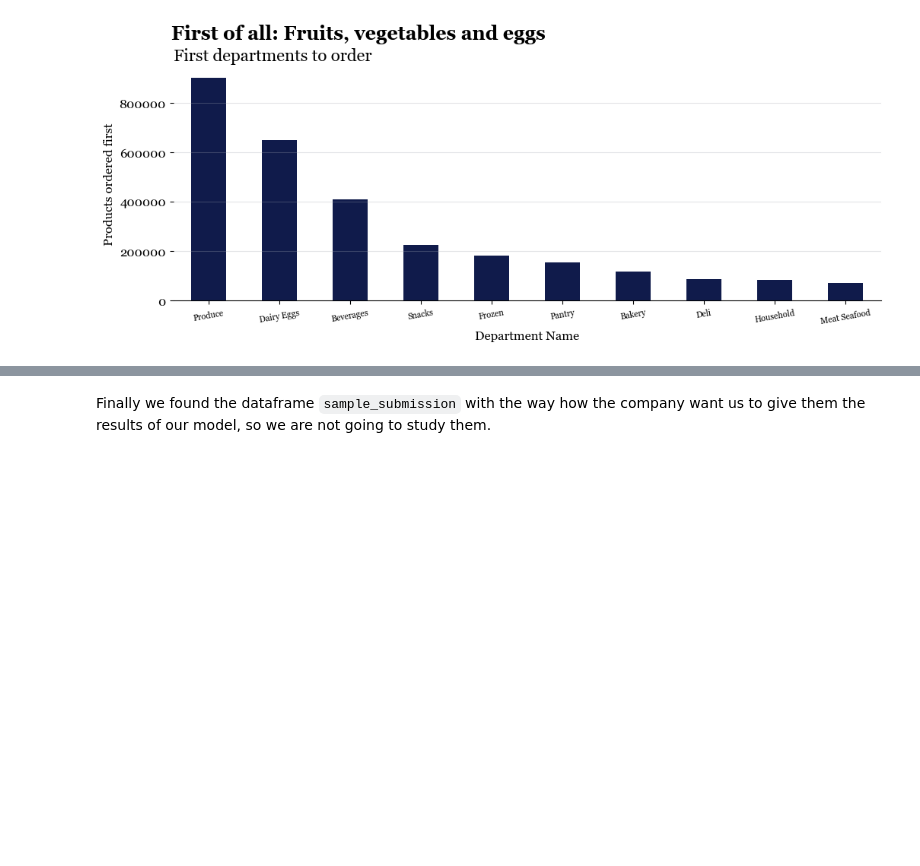
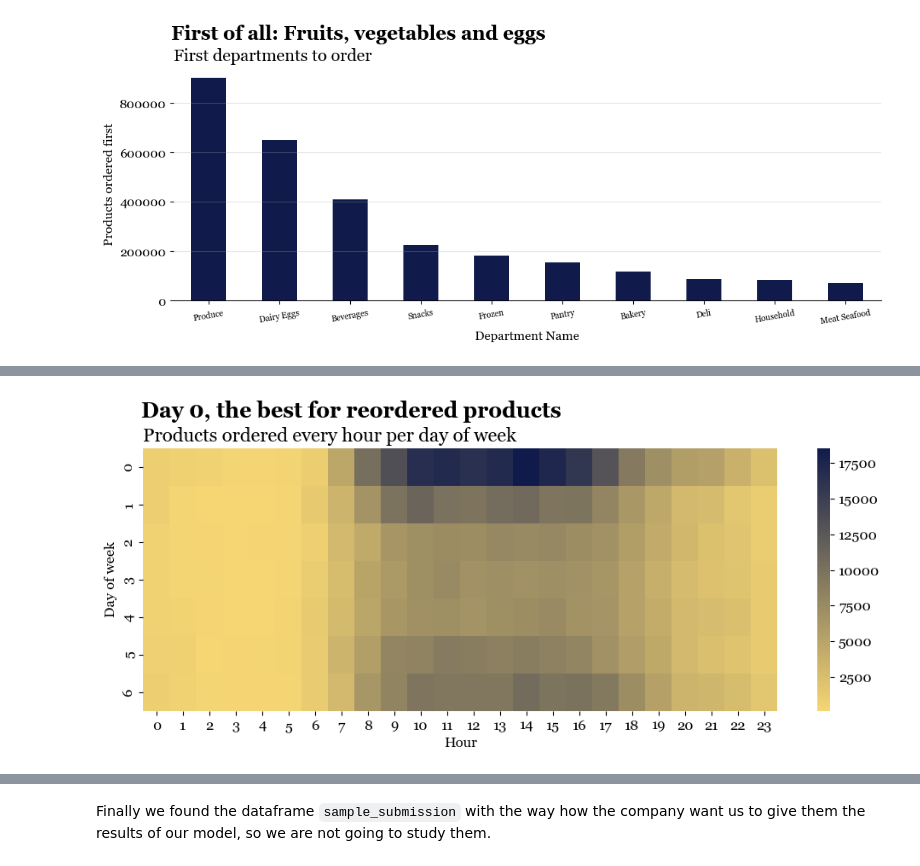
Before and after one commit to juanramosdataexpert/InstacartMarketBasketAnalysis, a Jupyter notebook: Notebooks/EDA.ipynb, the cells around one changed output, grey strips where cells are left out. Cells and saved outputs as stored; diff of their text form; code cells hidden in the pictures; blank space fills up the shorter version.

```diff
--- a/Notebooks/EDA.ipynb
+++ b/Notebooks/EDA.ipynb
@@ -1027,0 +1076,21 @@ Talking about the first products people ordered, are a little bit different from
+# %%
+# Heatmap of times of reordered
+reordered_time = reordered_filter.pivot_table(index='Order_Dow',
+                                              columns='Order_Hour_Of_Day',
+                                              values='Product_Id',
+                                              aggfunc='count',
+                                              fill_value=0)
+
+fig, ax = plt.subplots(figsize=[12, 4])
+plt.suptitle('Day 0, the best for reordered products',
+             size=18, ha='left', weight='bold',
+             x=0.123, y=1.02)
+plt.title('Products ordered every hour per day of week',
+          size=16, loc='left')
+sns.heatmap(reordered_time,
+            cmap=juan_cmap)
+plt.xlabel('Hour')
+plt.ylabel('Day of week')
+plt.show()
+# %% [output]
+[figure, added]
```
Also changed, not shown: parts of 4 cells of this notebook.
